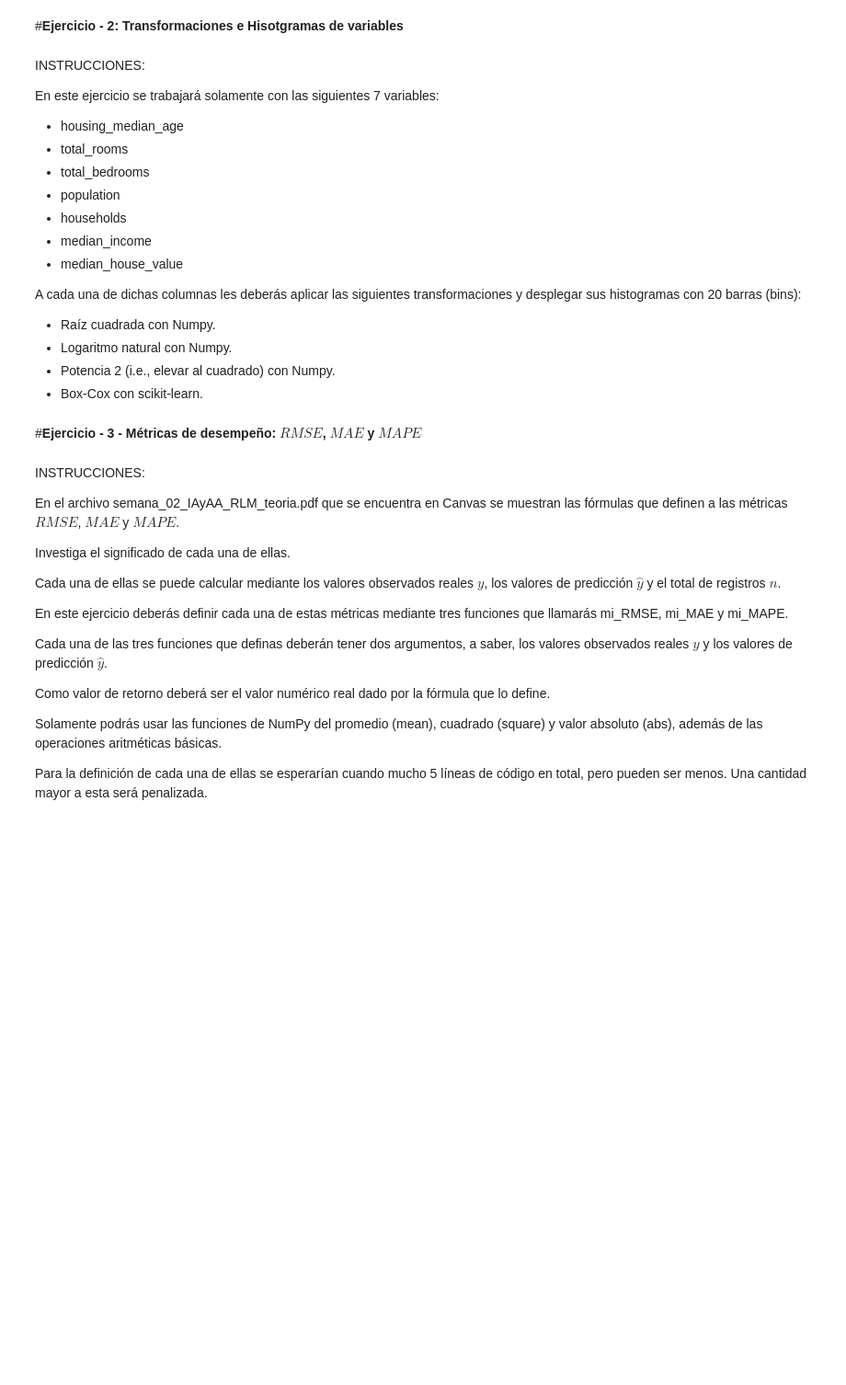
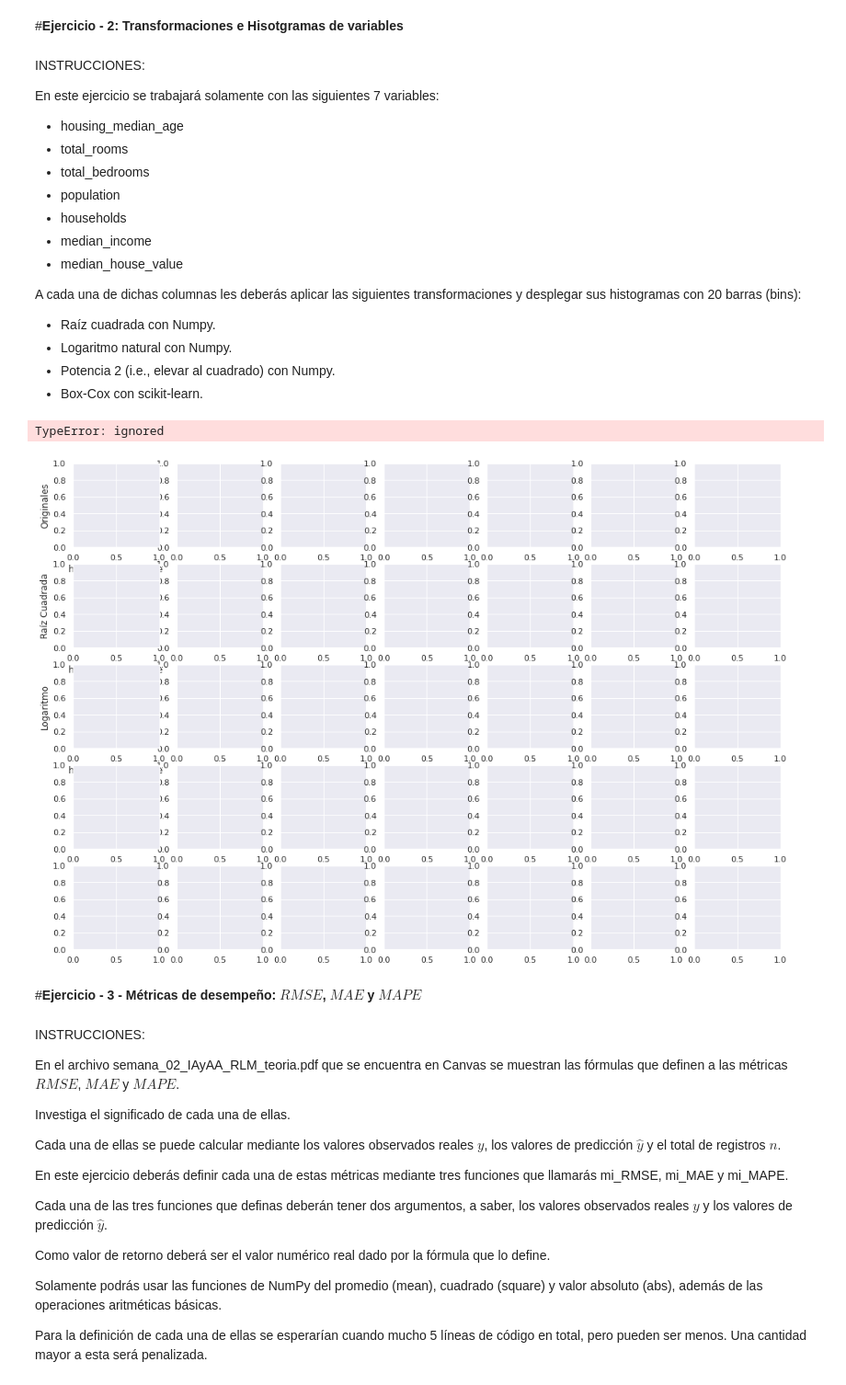
Before and after one commit to PosgradoMNA/actividades-de-aprendizaje-normagl1, a Jupyter notebook: MNA_IAyAA_semana_2_Actividad.ipynb, the cells around one changed output. Shown: that part at 92% size. Cells and saved outputs as stored; diff of their text form; code cells hidden in the pictures; blank space fills up the shorter version.

```diff
--- a/MNA_IAyAA_semana_2_Actividad.ipynb
+++ b/MNA_IAyAA_semana_2_Actividad.ipynb
@@ -142,7 +146,9 @@ for k in range(0,7):
     plt.subplot(5,7,k+8)
 
     Transf1 = None          #  En esta línea se debe aplicar la raíz cuadrada a los valores de cada variable "k" sin transformar.
+    Transf1 = np.sqrt(misdatos[variables_a_transformar[k]])
     None                    #  En este línea agrega el comando para obtener el histograma de Transf1 con 20 barras (bins).
+    np.histogram(Transf1)
 
 
     plt.xlabel(variables_a_transformar[k])
@@ -155,7 +161,9 @@ for k in range(0,7):
     plt.subplot(5,7,k+15)
 
     Transf2 = None          #  En esta línea se debe aplicar el logaritmo natural a los valores de cada variable "k" sin transformar.
+    Transf2 = np.log(misdatos[variables_a_transformar[k]])
     None                    #  En este línea agrega el comando para obtener el histograma de Transf2 con 20 barras (bins).
+    np.histogram(Transf2)
 
 
     plt.xlabel(variables_a_transformar[k])
@@ -164,35 +172,41 @@ for k in range(0,7):
 
 
 
     # Datos transformados con la potencia de 2 ---------------------------------
     plt.subplot(5,7,k+22)
 
     Transf3 = None          #  En esta línea debes elevar al cuadrado los valores de cada variable "k" sin transformar.
+    np.power(misdatos[variables_a_transformar[k]], 2)
     None                    #  En este línea agrega el comando para obtener el histograma de Transf3 con 20 barras (bins).
 
-
+    np.histogram(Transf3)
     plt.xlabel(variables_a_transformar[k])
     if k==0:
       plt.ylabel('Potencia 2')
 
 
     # Datos transformados con Box-Cox ------------------------------------------
     plt.subplot(5,7,k+29)
 
     Transf4 = None          #  En esta línea se debe aplicar la transformación Box-Cox a los valores de cada variable "k" sin transformar.
+    power_transform(misdatos[variables_a_transformar[k]].to_numpy().reshape(-1,1), method='box-cox')
+
     None                    #  En este línea agrega el comando para obtener el histograma de Transf4 con 20 barras (bins).
-
+    np.histogram(Transf4)
 
     plt.xlabel(variables_a_transformar[k])
     if k==0:
       plt.ylabel('Box-Cox')
 
     # TERMINA LA SECCIÓN PARA AGREGAR CÓDIGO.
     ################################################################################################################
 
 
 
 plt.show()
+# %% [output]
+TypeError: ignored
+[figure, added]
 # %% [markdown]
 #**Ejercicio - 3 - Métricas de desempeño: $RMSE$, $MAE$ y $MAPE$**
 # %% [markdown]
```
Also changed, not shown: parts of 4 cells of this notebook.
